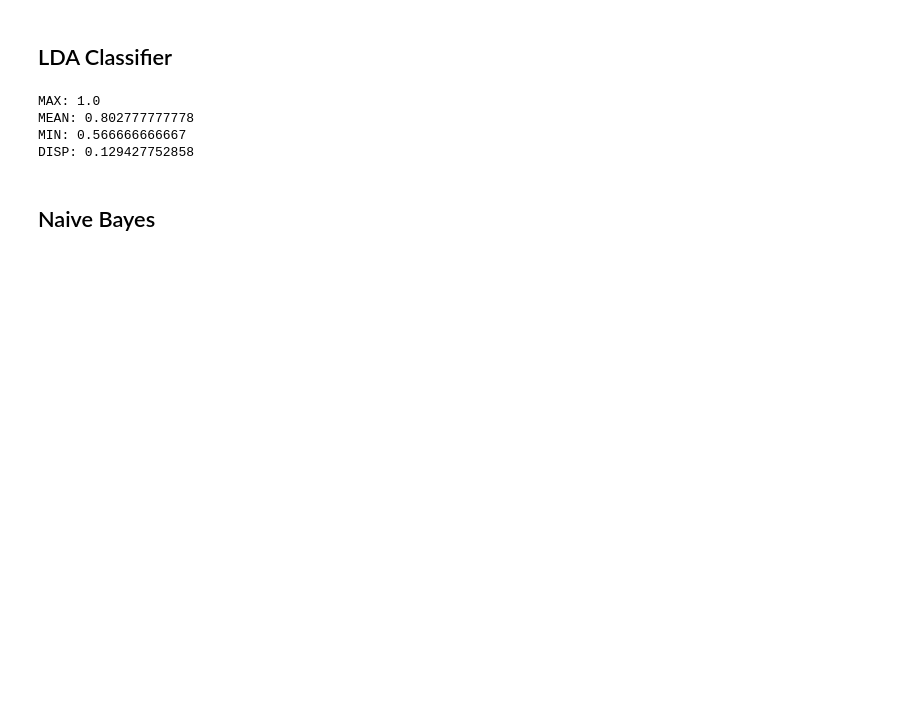
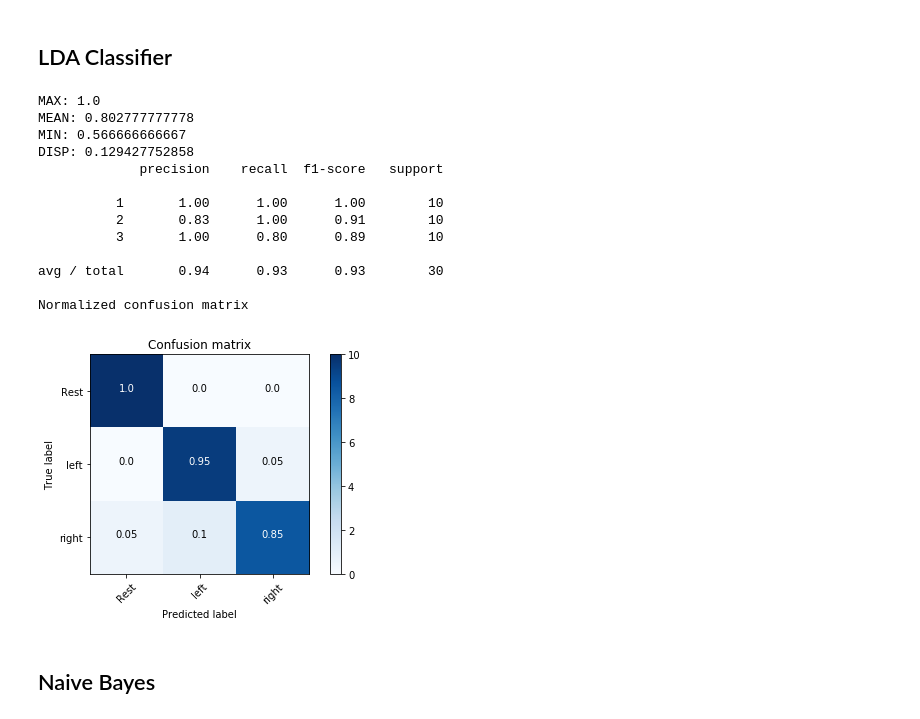
Before and after one commit to thisroot/eeglab, a Jupyter notebook: EEG_all_classifiers_from_raw_mne.ipynb, the cells around one changed output. Cells and saved outputs as stored; diff of their text form; code cells hidden in the pictures; blank space fills up the shorter version.

```diff
--- a/EEG_all_classifiers_from_raw_mne.ipynb
+++ b/EEG_all_classifiers_from_raw_mne.ipynb
@@ -96,36 +158,56 @@ def data_prep(data, sfreq, fmin, fmax):
 # %%
 from sklearn.discriminant_analysis import LinearDiscriminantAnalysis
 from sklearn.pipeline import Pipeline
 from sklearn.metrics import accuracy_score
 from mne.decoding import CSP
+from sklearn.metrics import accuracy_score
+from sklearn import metrics
+import itertools
 
 Y_train = epochs.events[:,-1]
 X_train = epochs.get_data()
 X_train = data_prep(X_train, 1000, 6, 16)
 
 # train classifier
 svc = LinearDiscriminantAnalysis()
 csp = CSP(n_components=4, reg='ledoit_wolf', log=True)
 
 
 X_train = csp.fit_transform(X_train, Y_train)
 svc.fit(X_train, Y_train)
 
-LDA_scores = []
+scores = []
+classification_report = []
+confusion_matrix = []
 for i in range(0, len(test_list)):
     X_test = data_prep(test_list[i]['X_test'], 1000, 6, 16)
     X_test = csp.transform(X_test)
-    LDA_scores.append(svc.score(X_test, test_list[i]['Y_test']))
+    scores.append(svc.score(X_test, test_list[i]['Y_test']))
+    classification_report.append(metrics.classification_report(test_list[i]['Y_test'], svc.predict(X_test)))
+    confusion_matrix.append(metrics.confusion_matrix(test_list[i]['Y_test'],svc.predict(X_test)))
 
-print "MAX:", np.max(LDA_scores)
-print "MEAN:", np.mean(LDA_scores)
-print "MIN:", np.min(LDA_scores)
-print "DISP:", np.std(LDA_scores)
+print "MAX:", np.max(scores)
+print "MEAN:", np.mean(scores)
+print "MIN:", np.min(scores)
+print "DISP:", np.std(scores)
+print classification_report[0]
+
+plot_mult_conf_matrices(confusion_matrix,[u'Rest',u'left',u'right'])
 # %% [output]
 MAX: 1.0
 MEAN: 0.802777777778
 MIN: 0.566666666667
 DISP: 0.129427752858
+             precision    recall  f1-score   support
+
+          1       1.00      1.00      1.00        10
+          2       0.83      1.00      0.91        10
+          3       1.00      0.80      0.89        10
+
+avg / total       0.94      0.93      0.93        30
+
+Normalized confusion matrix
+[figure, added]
 # %% [markdown]
 ## Naive Bayes
 # %%
```
Also changed, not shown: parts of 9 cells of this notebook, 32 other files.
